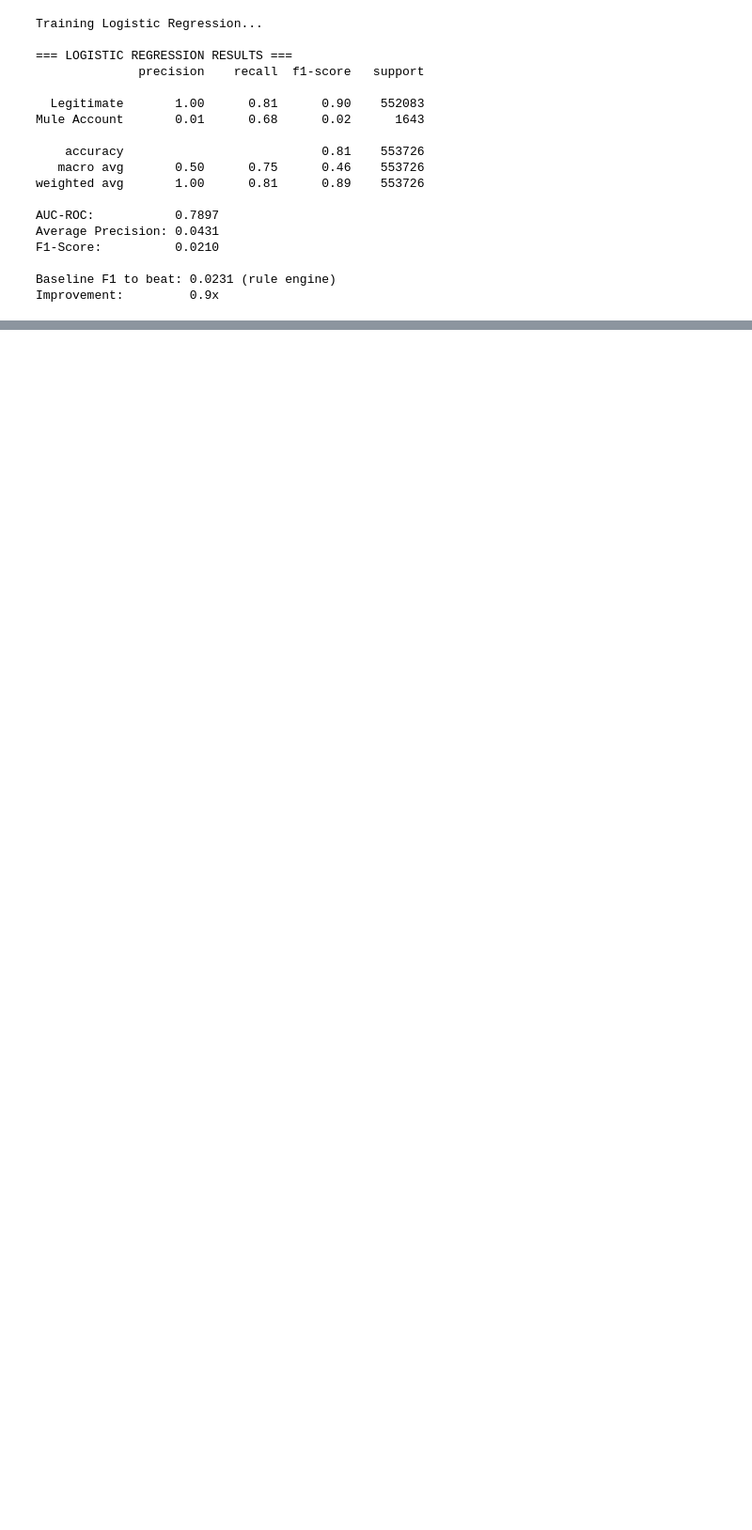
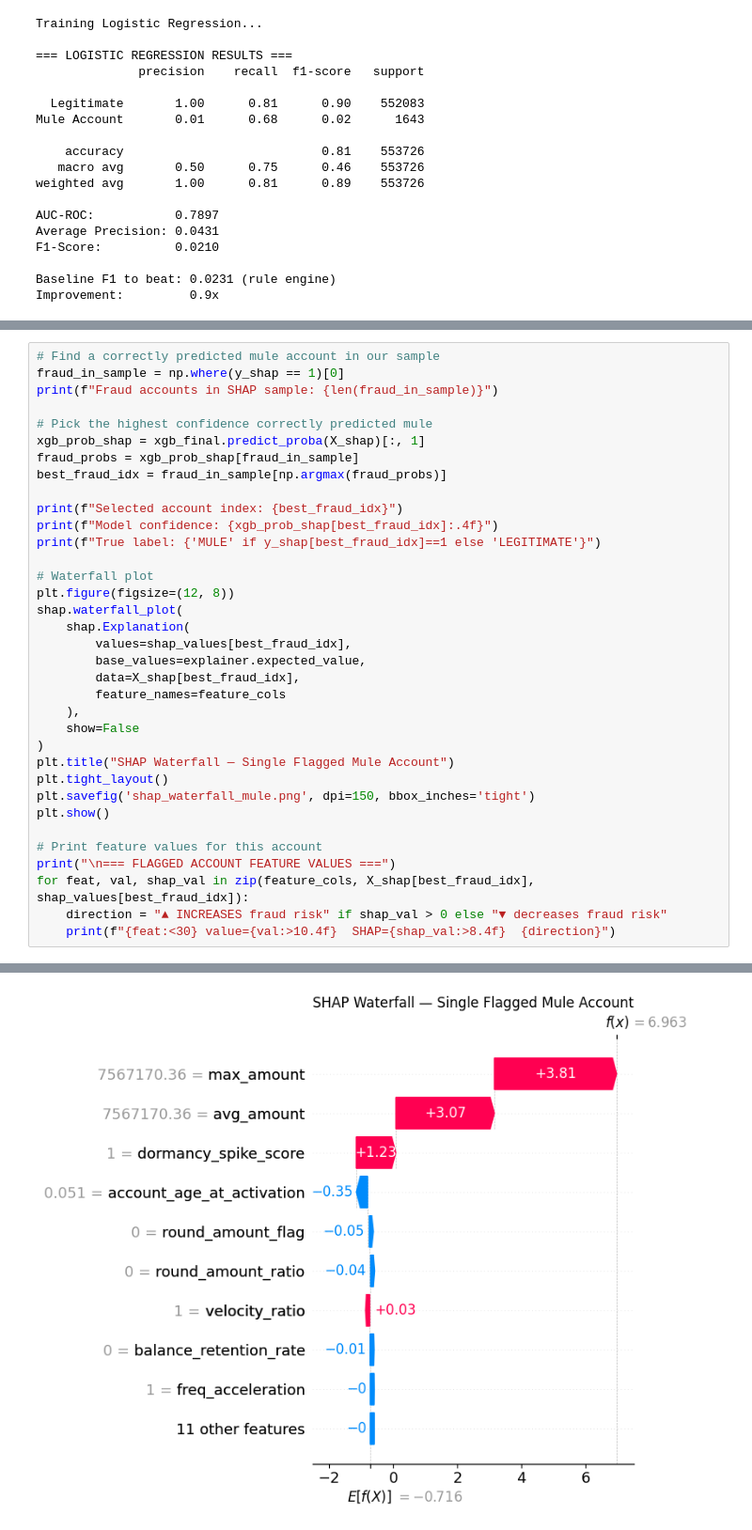
Before and after one commit to anishbanerjee05/mule-account-detection, a Jupyter notebook: 03_ML_classification.ipynb, the cells around one changed output, grey strips where cells are left out. Shown at 94% size. Drawn from its saved outputs; the diff is of its cells as text; blank space fills up the shorter version.

```diff
--- a/03_ML_classification.ipynb
+++ b/03_ML_classification.ipynb
@@ -246,0 +852,36 @@ Improvement:         0.9x
+# %%
+# Find a correctly predicted mule account in our sample
+fraud_in_sample = np.where(y_shap == 1)[0]
+print(f"Fraud accounts in SHAP sample: {len(fraud_in_sample)}")
+
+# Pick the highest confidence correctly predicted mule
+xgb_prob_shap = xgb_final.predict_proba(X_shap)[:, 1]
+fraud_probs = xgb_prob_shap[fraud_in_sample]
+best_fraud_idx = fraud_in_sample[np.argmax(fraud_probs)]
+
+print(f"Selected account index: {best_fraud_idx}")
+print(f"Model confidence: {xgb_prob_shap[best_fraud_idx]:.4f}")
+print(f"True label: {'MULE' if y_shap[best_fraud_idx]==1 else 'LEGITIMATE'}")
+
+# Waterfall plot
+plt.figure(figsize=(12, 8))
+shap.waterfall_plot(
+    shap.Explanation(
+        values=shap_values[best_fraud_idx],
+        base_values=explainer.expected_value,
+        data=X_shap[best_fraud_idx],
+        feature_names=feature_cols
+    ),
+    show=False
+)
+plt.title("SHAP Waterfall — Single Flagged Mule Account")
+plt.tight_layout()
+plt.savefig('shap_waterfall_mule.png', dpi=150, bbox_inches='tight')
+plt.show()
+
+# Print feature values for this account
+print("\n=== FLAGGED ACCOUNT FEATURE VALUES ===")
+for feat, val, shap_val in zip(feature_cols, X_shap[best_fraud_idx], shap_values[best_fraud_idx]):
+    direction = "▲ INCREASES fraud risk" if shap_val > 0 else "▼ decreases fraud risk"
+    print(f"{feat:<30} value={val:>10.4f}  SHAP={shap_val:>8.4f}  {direction}")
+# %% [output]
@@ -246,0 +892 @@ Improvement:         0.9x
+[figure, added]
```
Also changed, not shown: parts of 21 cells of this notebook, 2 other files.
